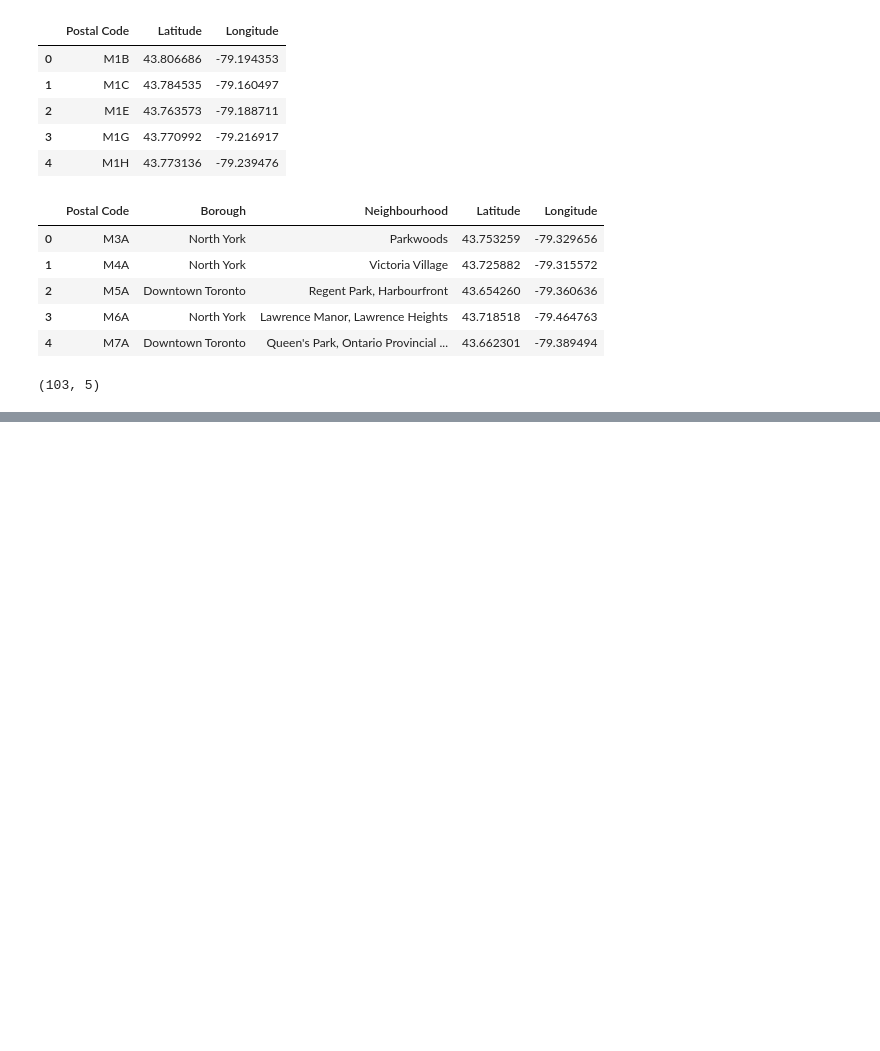
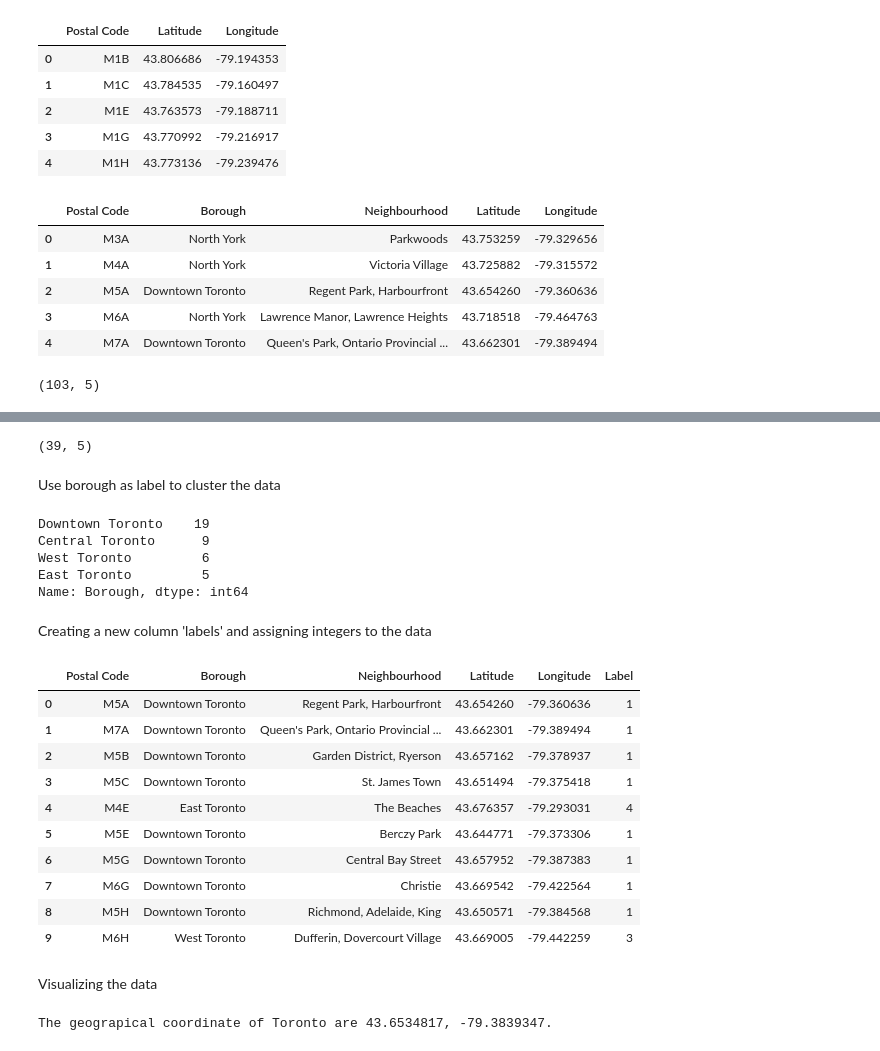
Before and after one commit to aditimehta91/Coursera_Capstone, a Jupyter notebook: Segmenting & Clustering.ipynb, the cells around one changed output, grey strips where cells are left out. Cells and saved outputs as stored; diff of their text form; code cells hidden in the pictures; blank space fills up the shorter version.

```diff
--- a/Segmenting & Clustering.ipynb
+++ b/Segmenting & Clustering.ipynb
@@ -170,0 +173,5 @@ df_ll.head()
+# %%
+# creating a new Dataframe of boroughs which contail the word 'Toronto'
+df_To=df_ll[df_ll['Borough'].str.contains('Toronto')]
+df_To=df_To.reset_index(drop=True)
+df_To.head()
@@ -170,0 +185,43 @@ df_ll.head()
+# %%
+df_To.shape
+# %% [output]
+(39, 5)
+# %% [markdown]
+Use borough as label to cluster the data
+# %%
+df_To['Borough'].value_counts()
+# %% [output]
+Downtown Toronto    19
+Central Toronto      9
+West Toronto         6
+East Toronto         5
+Name: Borough, dtype: int64
+# %% [markdown]
+Creating a new column 'labels' and assigning integers to the data
+# %%
+df_To['Label']=df_To['Borough'].replace(to_replace=['Downtown Toronto','Central Toronto','West Toronto','East Toronto'],value=[1,2,3,4],inplace=False)
+df_To.head(10)
+# %% [output]
+|  | Postal Code | Borough | Neighbourhood | Latitude | Longitude | Label |
+| 0 | M5A | Downtown Toronto | Regent Park, Harbourfront | 43.654260 | -79.360636 | 1 |
+| 1 | M7A | Downtown Toronto | Queen's Park, Ontario Provincial ... | 43.662301 | -79.389494 | 1 |
+| 2 | M5B | Downtown Toronto | Garden District, Ryerson | 43.657162 | -79.378937 | 1 |
+| 3 | M5C | Downtown Toronto | St. James Town | 43.651494 | -79.375418 | 1 |
+| 4 | M4E | East Toronto | The Beaches | 43.676357 | -79.293031 | 4 |
+| 5 | M5E | Downtown Toronto | Berczy Park | 43.644771 | -79.373306 | 1 |
+| 6 | M5G | Downtown Toronto | Central Bay Street | 43.657952 | -79.387383 | 1 |
+| 7 | M6G | Downtown Toronto | Christie | 43.669542 | -79.422564 | 1 |
+| 8 | M5H | Downtown Toronto | Richmond, Adelaide, King | 43.650571 | -79.384568 | 1 |
+| 9 | M6H | West Toronto | Dufferin, Dovercourt Village | 43.669005 | -79.442259 | 3 |
+# %% [markdown]
+Visualizing the data
+# %%
+#get Toronto Coordinates
+address = 'Toronto'
+geolocator = Nominatim(user_agent="toronto_explorer")
+location = geolocator.geocode(address)
+latitude = location.latitude
+longitude = location.longitude
+print(f'The geograpical coordinate of Toronto are {latitude}, {longitude}.')
+# %% [output]
+The geograpical coordinate of Toronto are 43.6534817, -79.3839347.
```
Also changed, not shown: parts of 4 cells of this notebook.
